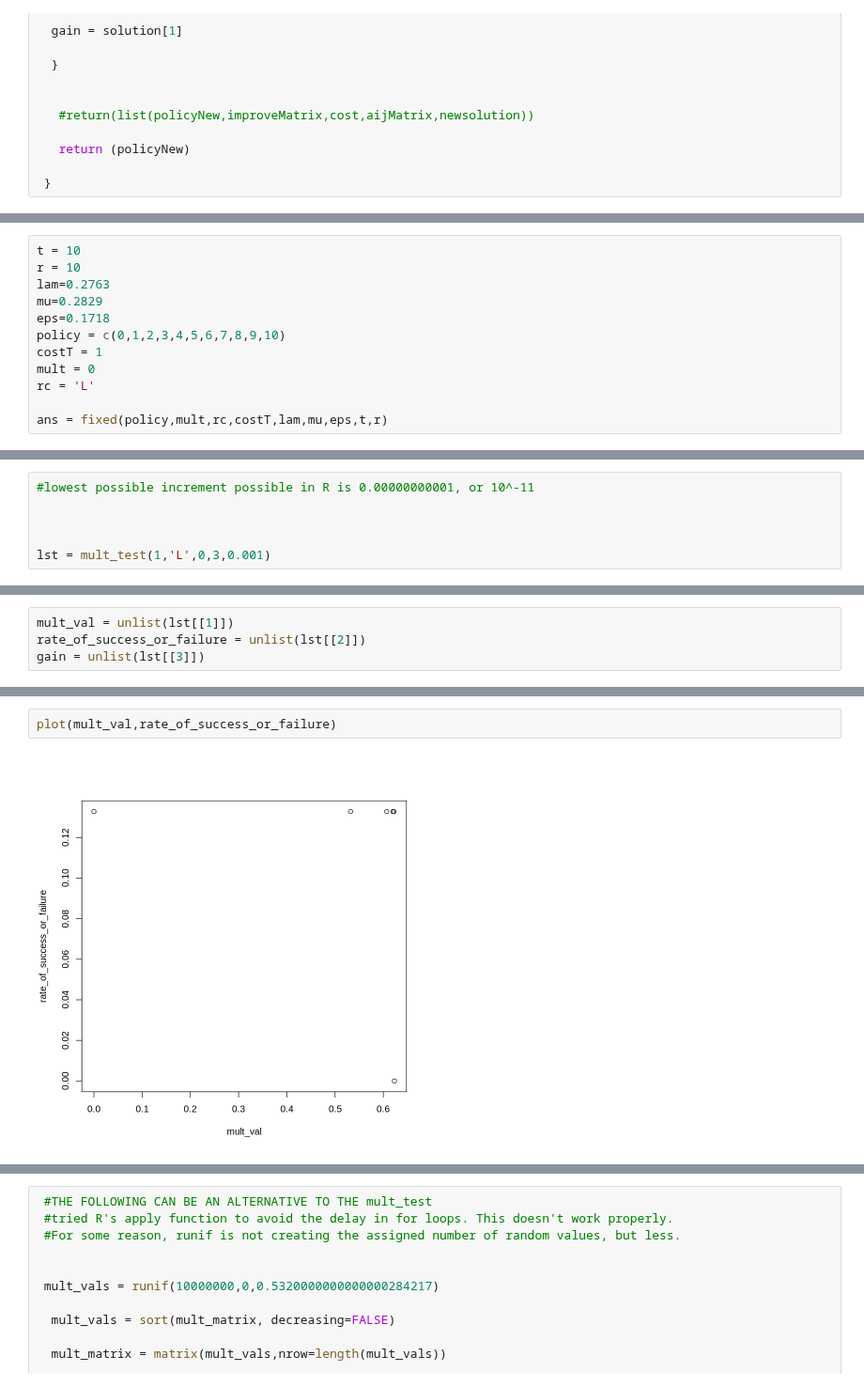
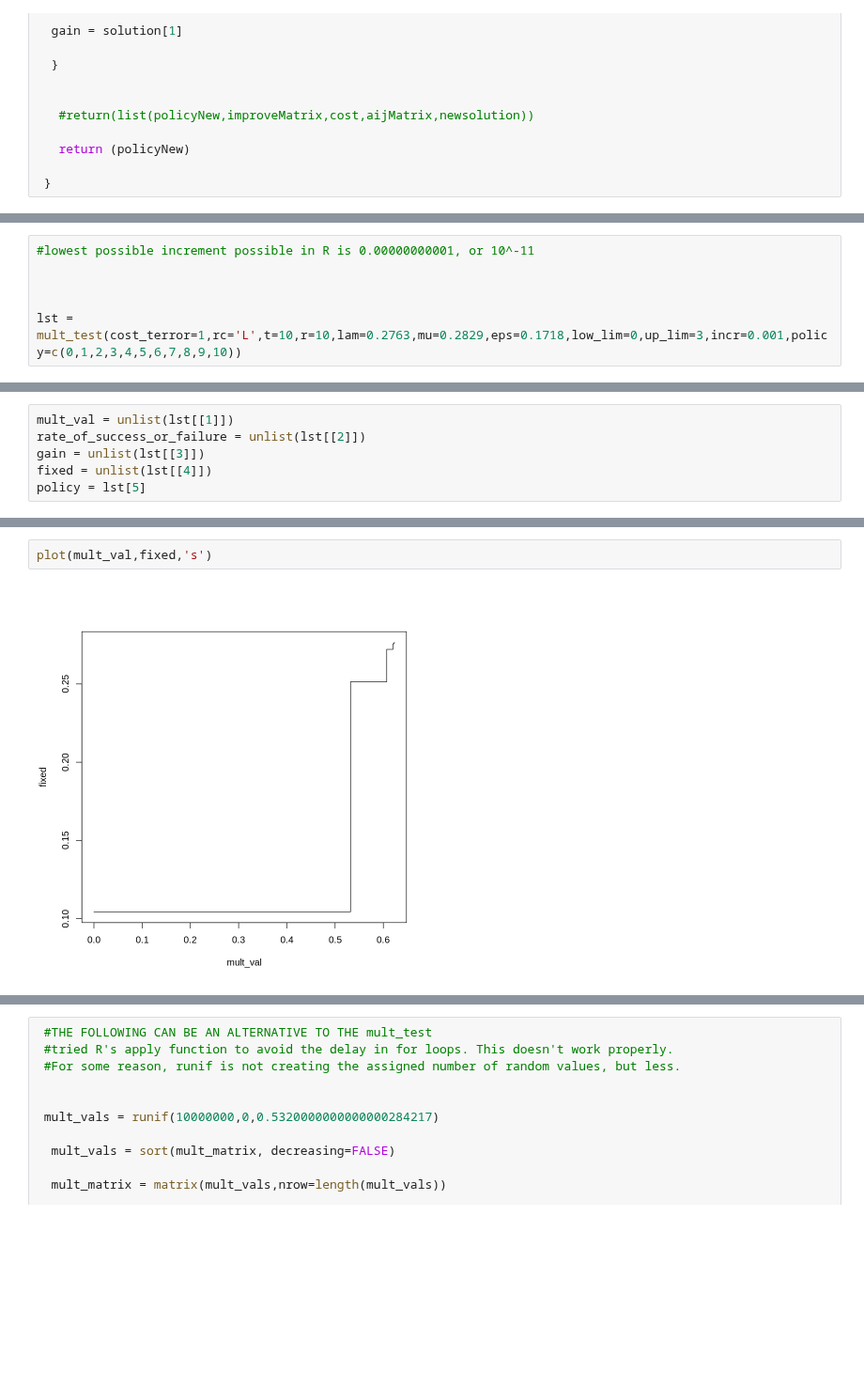
Before and after one commit to IshtiSikder/Optimal-allocation-of-rescue-teams-for-hostage-situations, a Jupyter notebook: toy_prob.ipynb, the cells around one changed output, grey strips where cells are left out. Shown at 94% size. Saved outputs shown, nothing was run; the diff lists cells and outputs as text; blank space fills up the shorter version.

```diff
--- a/toy_prob.ipynb
+++ b/toy_prob.ipynb
@@ -294,13 +487,7 @@ fixed = function(policy,mult,rc,costT,lam,mu,eps,t,r){
 # %%
-t = 10
-r = 10
-lam=0.2763
-mu=0.2829
-eps=0.1718
-policy = c(0,1,2,3,4,5,6,7,8,9,10)
-costT = 1
-mult = 0
-rc = 'L'
+#lowest possible increment possible in R is 0.00000000001, or 10^-11
 
-ans = fixed(policy,mult,rc,costT,lam,mu,eps,t,r)
+
+
+lst = mult_test(cost_terror=1,rc='L',t=10,r=10,lam=0.2763,mu=0.2829,eps=0.1718,low_lim=0,up_lim=3,incr=0.001,policy=c(0,1,2,3,4,5,6,7,8,9,10))
 # %% [output]
@@ -466,6 +510,0 @@ return (list(list_mult,list_sum,list_gain))
-# %%
-#lowest possible increment possible in R is 0.00000000001, or 10^-11
-
-
-
-lst = mult_test(1,'L',0,3,0.001)
@@ -511,3 +512,5 @@ lst
 mult_val = unlist(lst[[1]])
 rate_of_success_or_failure = unlist(lst[[2]])
 gain = unlist(lst[[3]])
+fixed = unlist(lst[[4]])
+policy = lst[5]
@@ -514,5 +556,5 @@ gain = unlist(lst[[3]])
 # %%
-plot(mult_val,rate_of_success_or_failure)
+plot(mult_val,fixed,'s')
 # %% [output]
-[figure, old version]
+[figure, new version]
 # %%
```
Also changed, not shown: parts of 15 cells of this notebook.
